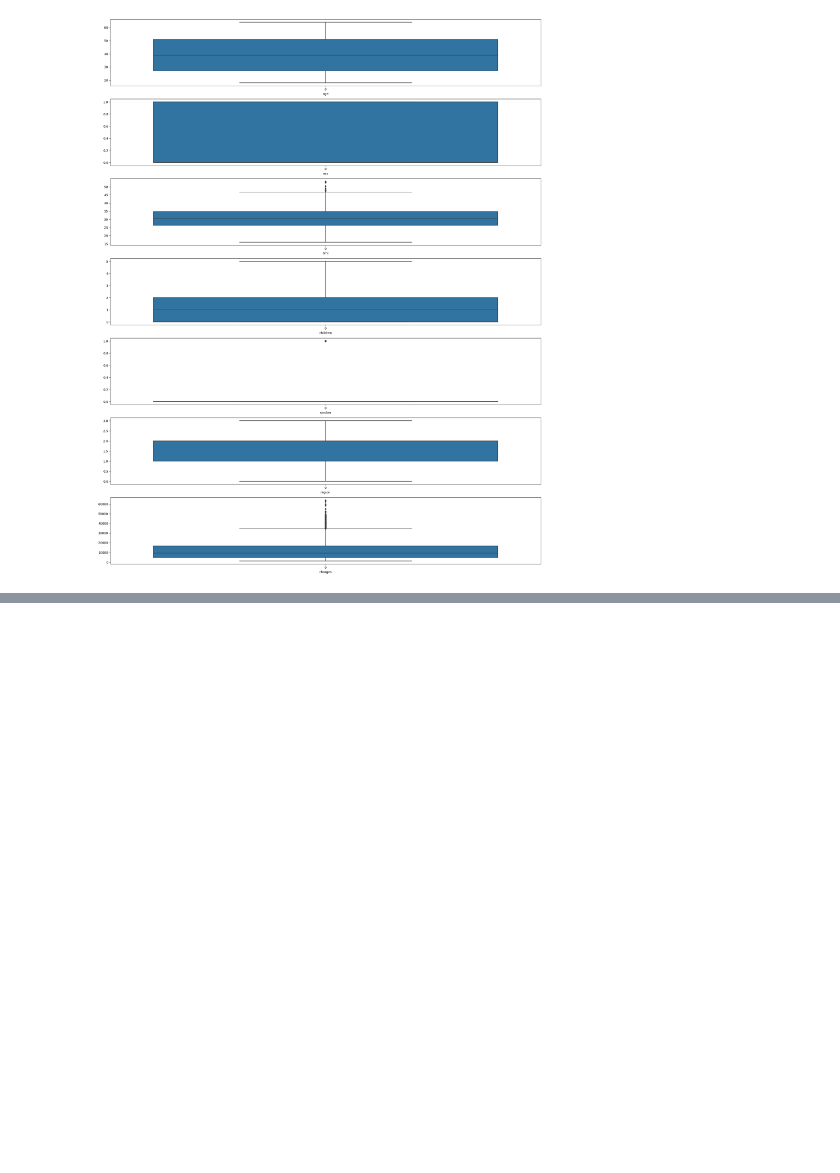
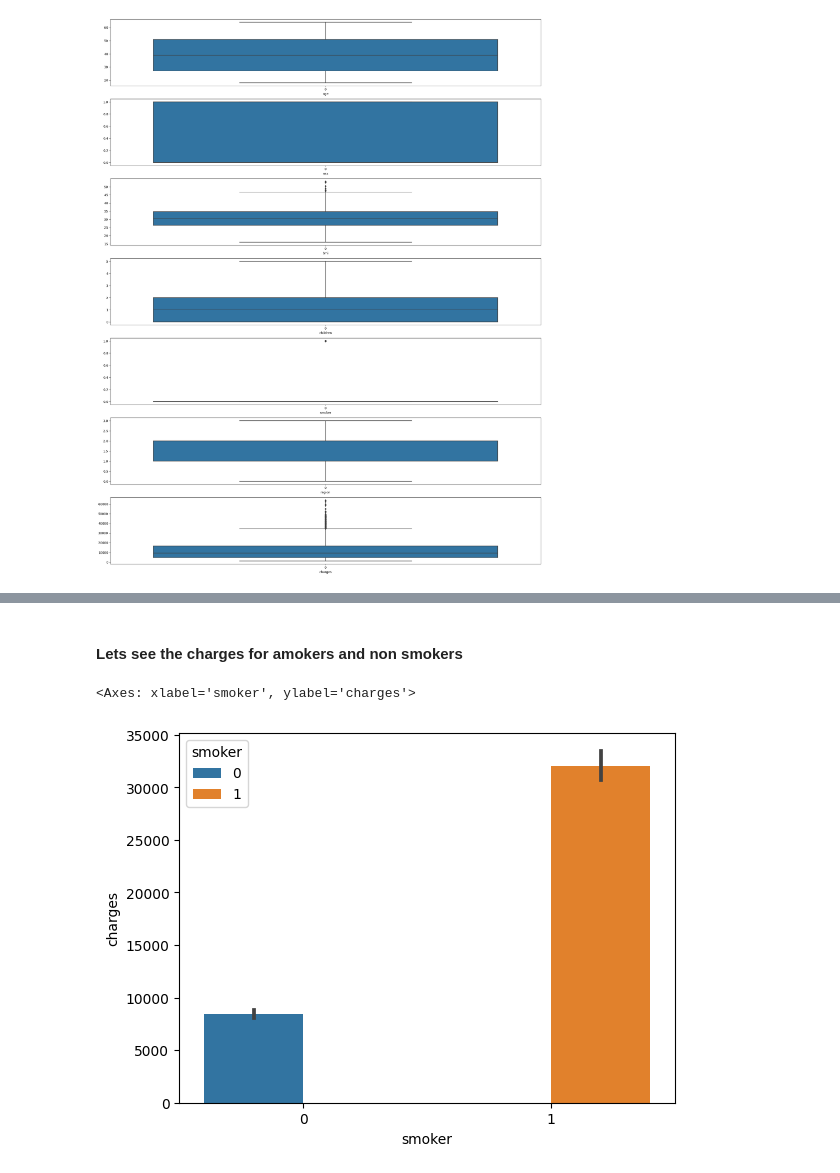
Before and after one commit to INCREDIBLE-AURNOB/Predict-personal-medical-cost, a Jupyter notebook: Personal_medical_cost.ipynb, the cells around one changed output, grey strips where cells are left out. Saved outputs shown, nothing was run; the diff lists cells and outputs as text; code cells hidden in the pictures; blank space fills up the shorter version.

```diff
--- a/Personal_medical_cost.ipynb
+++ b/Personal_medical_cost.ipynb
@@ -98,0 +109,7 @@ sns.catplot(x="smoker", kind="count",hue = 'sex', palette="pink", data=df)
+# %% [markdown]
+#### Lets see the charges for amokers and non smokers
+# %%
+sns.barplot(data=df, x="smoker", y="charges",hue="smoker")
+# %% [output]
+<Axes: xlabel='smoker', ylabel='charges'>
+[figure, added]
```
Also changed, not shown: parts of 4 cells of this notebook.
